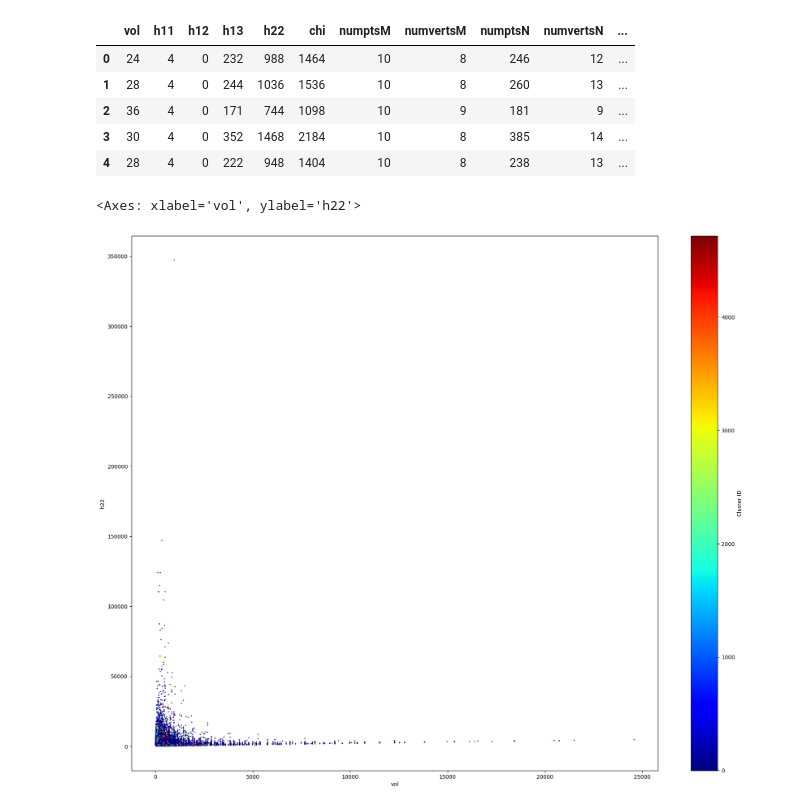
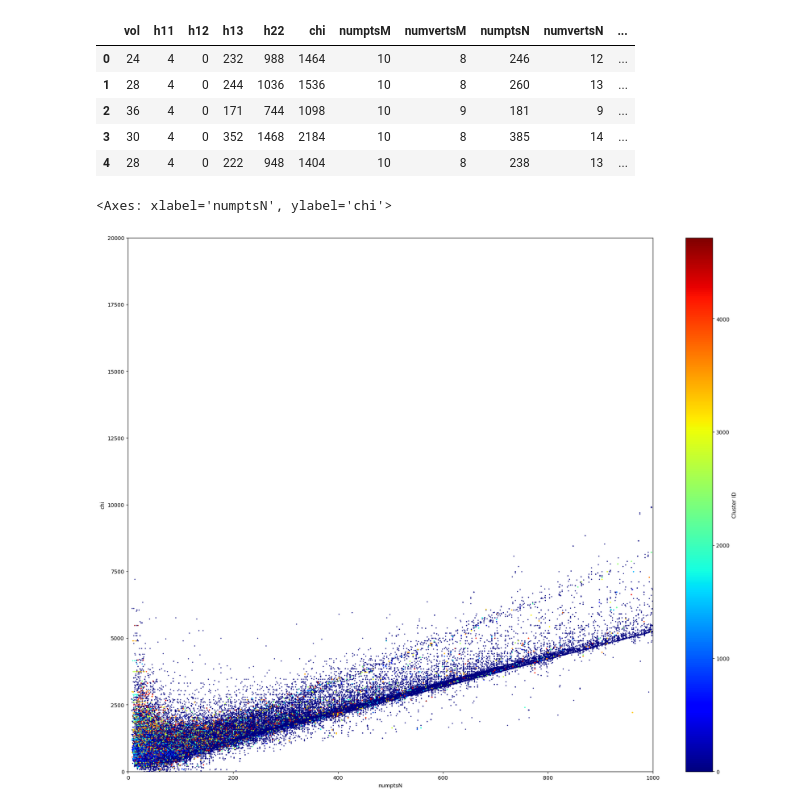
Before and after one commit to Sultanow/polytopes, a Jupyter notebook: python/colab_notebooks/Polytopes_5D_(Normalized,_Reflexive).ipynb, the cells around one changed output. Drawn from its saved outputs; the diff is of its cells as text; code cells hidden in the pictures.

```diff
--- a/python/colab_notebooks/Polytopes_5D_(Normalized,_Reflexive).ipynb
+++ b/python/colab_notebooks/Polytopes_5D_(Normalized,_Reflexive).ipynb
@@ -137,7 +137,7 @@ result.head()
 | 3 | 30 | 4 | 0 | 352 | 1468 | 2184 | 10 | 8 | 385 | 14 | ... |
 | 4 | 28 | 4 | 0 | 222 | 948 | 1404 | 10 | 8 | 238 | 13 | ... |
 # %%
-result.plot.scatter(figsize=(22,18), x='vol', y='h22', c='Cluster ID', s=1, colormap='jet')
+result.plot.scatter(figsize=(22,18), x='numptsN', y='chi', xlim=(0,1000), ylim=(0,20000), c='Cluster ID', s=1, colormap='jet')
 # %% [output]
-<Axes: xlabel='vol', ylabel='h22'>
+<Axes: xlabel='numptsN', ylabel='chi'>
-[figure, old version]
+[figure, new version]
```
